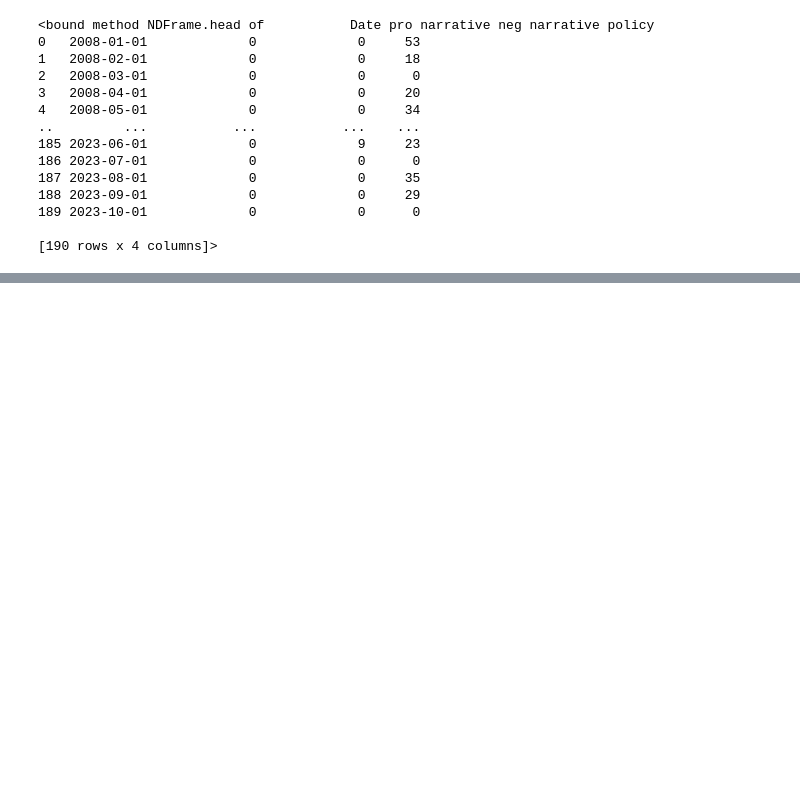
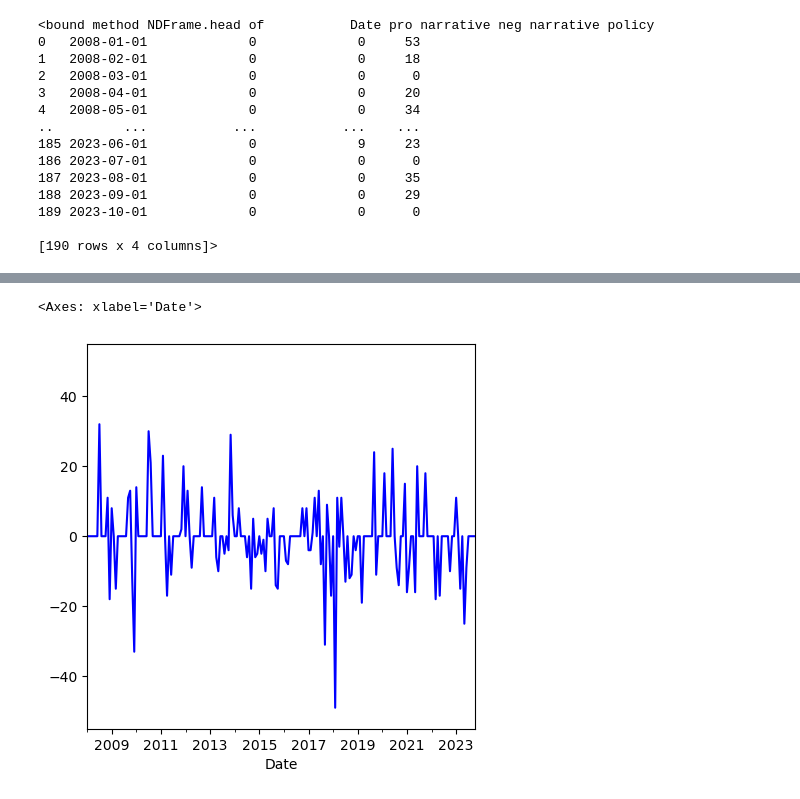
Before and after one commit to galibest2/as.180.369, a Jupyter notebook: contrib/galibest2/Research-Paper-Notebook.ipynb, the cells around one changed output, grey strips where cells are left out. Drawn from its saved outputs; the diff is of its cells as text; code cells hidden in the pictures; blank space fills up the shorter version.

```diff
--- a/contrib/galibest2/Research-Paper-Notebook.ipynb
+++ b/contrib/galibest2/Research-Paper-Notebook.ipynb
@@ -112,0 +140,3 @@ TypeError: no numeric data to plot
+# %%
+df_trend["Overall Sentiment"] = df_trend["pro narrative"]- df_trend["neg narrative"]
+df_trend
@@ -112,0 +179,6 @@ TypeError: no numeric data to plot
+# %%
+df_trend.plot(x="Date", y=["Overall Sentiment"], figsize=(5,5), color = 'blue', legend = False,
+              ylim = (-range - 5 ,range + 5))
+# %% [output]
+<Axes: xlabel='Date'>
+[figure, added]
```
Also changed, not shown: parts of 10 cells of this notebook.
